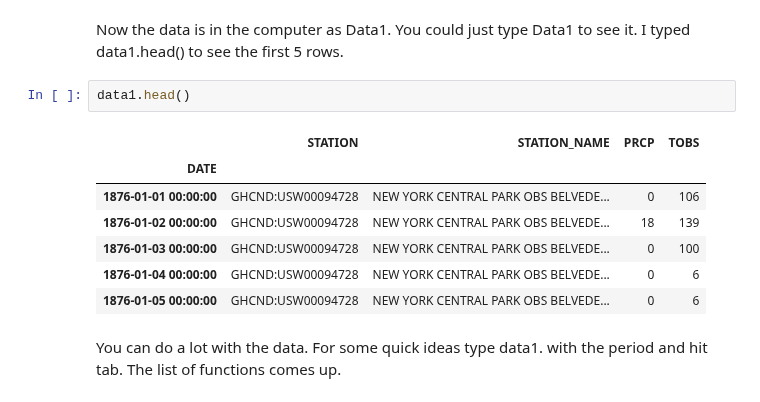
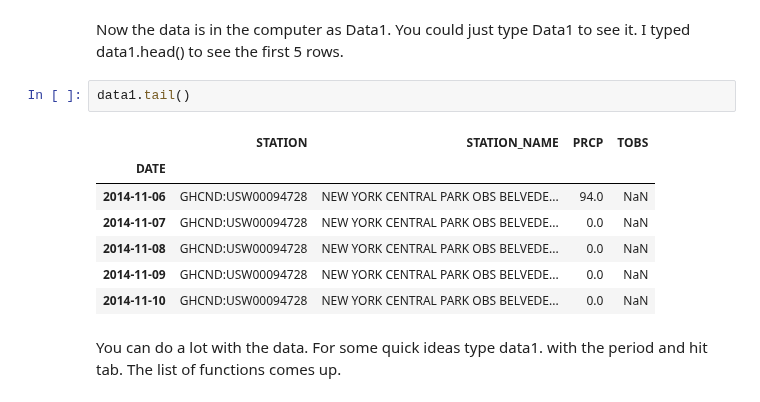
Before and after one commit to bmaillou/BigDataPython, a Jupyter notebook: time-series-first-analysis_v2.ipynb, the cells around one changed output. Drawn from its saved outputs; the diff is of its cells as text.

```diff
--- a/time-series-first-analysis_v2.ipynb
+++ b/time-series-first-analysis_v2.ipynb
@@ -39,15 +39,15 @@ data1 = pd.read_csv(url,index_col='DATE',parse_dates=['DATE']) #This is central
 # %% [markdown]
 Now the data is in the computer as Data1.  You could just type Data1 to see it. I typed data1.head() to see the first 5 rows.
 # %%
-data1.head()
+data1.tail()
 # %% [output]
 |  | STATION | STATION_NAME | PRCP | TOBS |
 | DATE |  |  |  |  |
-| 1876-01-01 00:00:00 | GHCND:USW00094728 | NEW YORK CENTRAL PARK OBS BELVEDE... | 0 | 106 |
-| 1876-01-02 00:00:00 | GHCND:USW00094728 | NEW YORK CENTRAL PARK OBS BELVEDE... | 18 | 139 |
-| 1876-01-03 00:00:00 | GHCND:USW00094728 | NEW YORK CENTRAL PARK OBS BELVEDE... | 0 | 100 |
-| 1876-01-04 00:00:00 | GHCND:USW00094728 | NEW YORK CENTRAL PARK OBS BELVEDE... | 0 | 6 |
-| 1876-01-05 00:00:00 | GHCND:USW00094728 | NEW YORK CENTRAL PARK OBS BELVEDE... | 0 | 6 |
+| 2014-11-06 | GHCND:USW00094728 | NEW YORK CENTRAL PARK OBS BELVEDE... | 94.0 | NaN |
+| 2014-11-07 | GHCND:USW00094728 | NEW YORK CENTRAL PARK OBS BELVEDE... | 0.0 | NaN |
+| 2014-11-08 | GHCND:USW00094728 | NEW YORK CENTRAL PARK OBS BELVEDE... | 0.0 | NaN |
+| 2014-11-09 | GHCND:USW00094728 | NEW YORK CENTRAL PARK OBS BELVEDE... | 0.0 | NaN |
+| 2014-11-10 | GHCND:USW00094728 | NEW YORK CENTRAL PARK OBS BELVEDE... | 0.0 | NaN |
 # %% [markdown]
 You can do a lot with the data.  For some quick ideas type data1. with the period and hit tab. The list of functions comes up.
 # %% [markdown]
```
Also changed, not shown: parts of 17 cells of this notebook, 1 other file.
